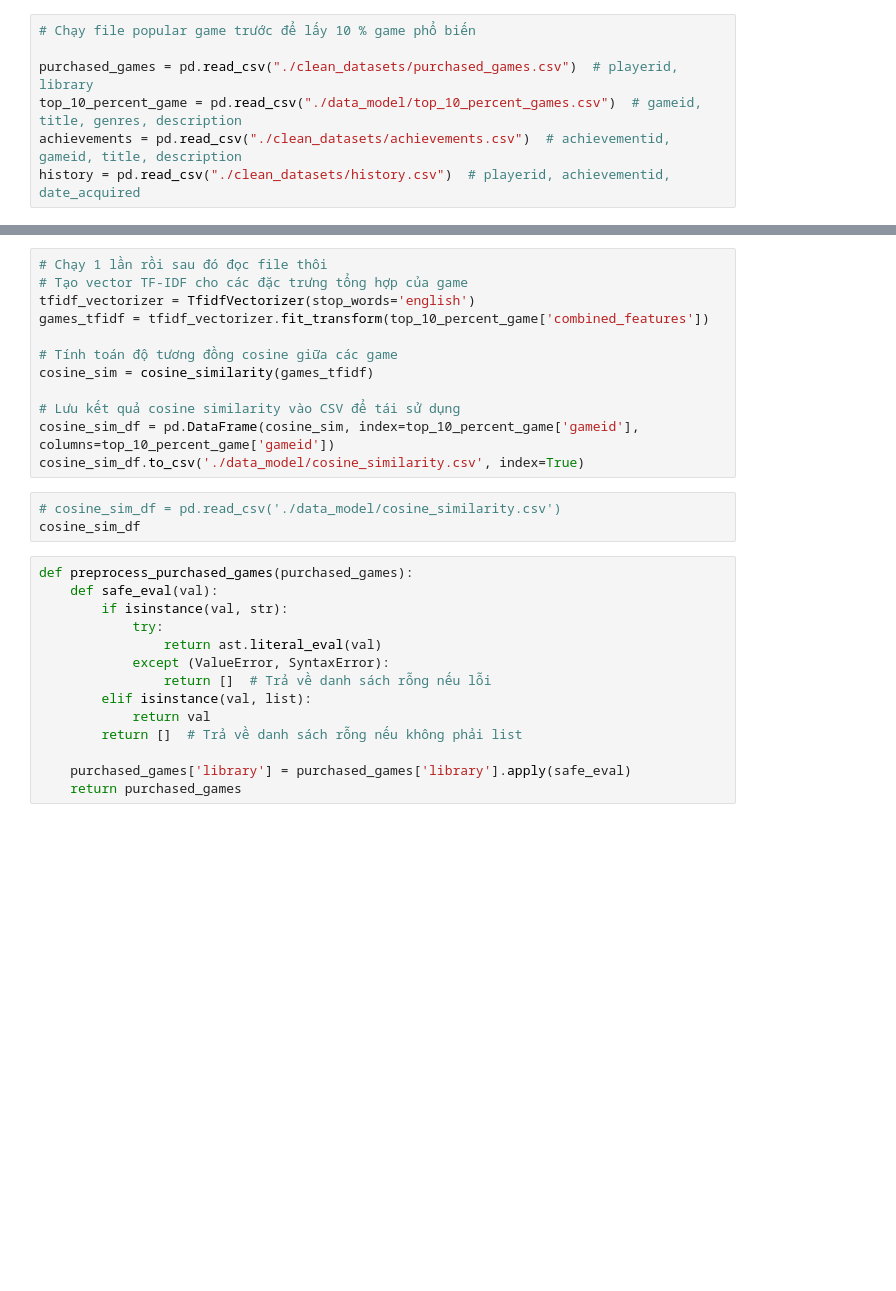
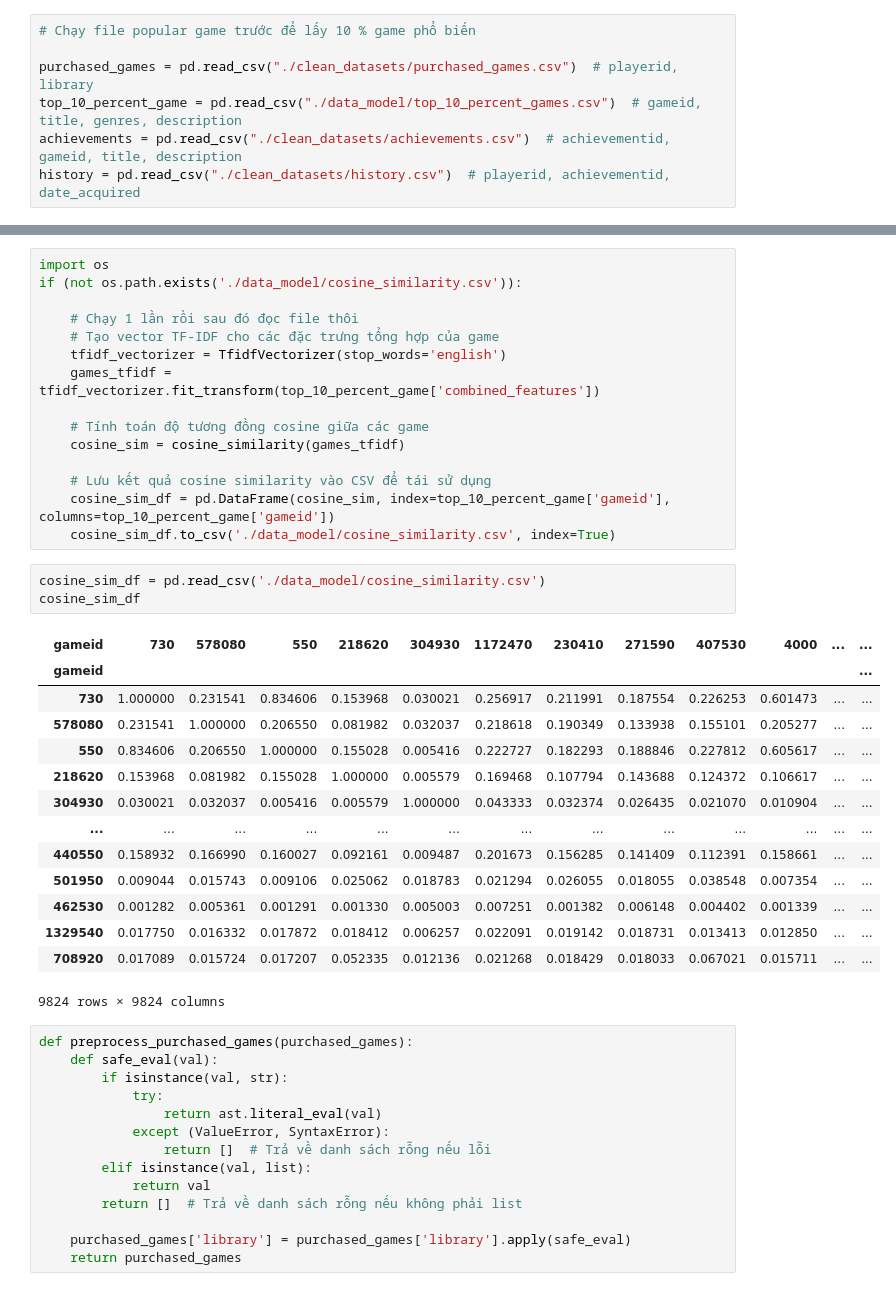
Before and after one commit to NIaLliceH/BigData-BI-Assignment-HK242, a Jupyter notebook: model1.ipynb, the cells around one changed output, grey strips where cells are left out. Saved outputs shown, nothing was run; the diff lists cells and outputs as text; blank space fills up the shorter version.

```diff
--- a/model1.ipynb
+++ b/model1.ipynb
@@ -126,18 +161,36 @@ top_10_percent_game
 # %%
-# Chạy 1 lần rồi sau đó đọc file thôi
-# Tạo vector TF-IDF cho các đặc trưng tổng hợp của game
-tfidf_vectorizer = TfidfVectorizer(stop_words='english')
-games_tfidf = tfidf_vectorizer.fit_transform(top_10_percent_game['combined_features'])
+import os
+if (not os.path.exists('./data_model/cosine_similarity.csv')):
 
-# Tính toán độ tương đồng cosine giữa các game
-cosine_sim = cosine_similarity(games_tfidf)
+    # Chạy 1 lần rồi sau đó đọc file thôi
+    # Tạo vector TF-IDF cho các đặc trưng tổng hợp của game
+    tfidf_vectorizer = TfidfVectorizer(stop_words='english')
+    games_tfidf = tfidf_vectorizer.fit_transform(top_10_percent_game['combined_features'])
 
-# Lưu kết quả cosine similarity vào CSV để tái sử dụng
-cosine_sim_df = pd.DataFrame(cosine_sim, index=top_10_percent_game['gameid'], columns=top_10_percent_game['gameid'])
-cosine_sim_df.to_csv('./data_model/cosine_similarity.csv', index=True)
+    # Tính toán độ tương đồng cosine giữa các game
+    cosine_sim = cosine_similarity(games_tfidf)
+
+    # Lưu kết quả cosine similarity vào CSV để tái sử dụng
+    cosine_sim_df = pd.DataFrame(cosine_sim, index=top_10_percent_game['gameid'], columns=top_10_percent_game['gameid'])
+    cosine_sim_df.to_csv('./data_model/cosine_similarity.csv', index=True)
 # %%
-# cosine_sim_df = pd.read_csv('./data_model/cosine_similarity.csv')
+cosine_sim_df = pd.read_csv('./data_model/cosine_similarity.csv')
 cosine_sim_df
+# %% [output]
+| gameid | 730 | 578080 | 550 | 218620 | 304930 | 1172470 | 230410 | 271590 | 407530 | 4000 | ... | ... |
+| gameid |  |  |  |  |  |  |  |  |  |  |  | ... |
+| 730 | 1.000000 | 0.231541 | 0.834606 | 0.153968 | 0.030021 | 0.256917 | 0.211991 | 0.187554 | 0.226253 | 0.601473 | ... | ... |
+| 578080 | 0.231541 | 1.000000 | 0.206550 | 0.081982 | 0.032037 | 0.218618 | 0.190349 | 0.133938 | 0.155101 | 0.205277 | ... | ... |
+| 550 | 0.834606 | 0.206550 | 1.000000 | 0.155028 | 0.005416 | 0.222727 | 0.182293 | 0.188846 | 0.227812 | 0.605617 | ... | ... |
+| 218620 | 0.153968 | 0.081982 | 0.155028 | 1.000000 | 0.005579 | 0.169468 | 0.107794 | 0.143688 | 0.124372 | 0.106617 | ... | ... |
+| 304930 | 0.030021 | 0.032037 | 0.005416 | 0.005579 | 1.000000 | 0.043333 | 0.032374 | 0.026435 | 0.021070 | 0.010904 | ... | ... |
+| ... | ... | ... | ... | ... | ... | ... | ... | ... | ... | ... | ... | ... |
+| 440550 | 0.158932 | 0.166990 | 0.160027 | 0.092161 | 0.009487 | 0.201673 | 0.156285 | 0.141409 | 0.112391 | 0.158661 | ... | ... |
+| 501950 | 0.009044 | 0.015743 | 0.009106 | 0.025062 | 0.018783 | 0.021294 | 0.026055 | 0.018055 | 0.038548 | 0.007354 | ... | ... |
+| 462530 | 0.001282 | 0.005361 | 0.001291 | 0.001330 | 0.005003 | 0.007251 | 0.001382 | 0.006148 | 0.004402 | 0.001339 | ... | ... |
+| 1329540 | 0.017750 | 0.016332 | 0.017872 | 0.018412 | 0.006257 | 0.022091 | 0.019142 | 0.018731 | 0.013413 | 0.012850 | ... | ... |
+| 708920 | 0.017089 | 0.015724 | 0.017207 | 0.052335 | 0.012136 | 0.021268 | 0.018429 | 0.018033 | 0.067021 | 0.015711 | ... | ... |
+9824 rows × 9824 columns
 # %%
 def preprocess_purchased_games(purchased_games):
     def safe_eval(val):
```
Also changed, not shown: parts of 23 cells of this notebook, 5 other files.
